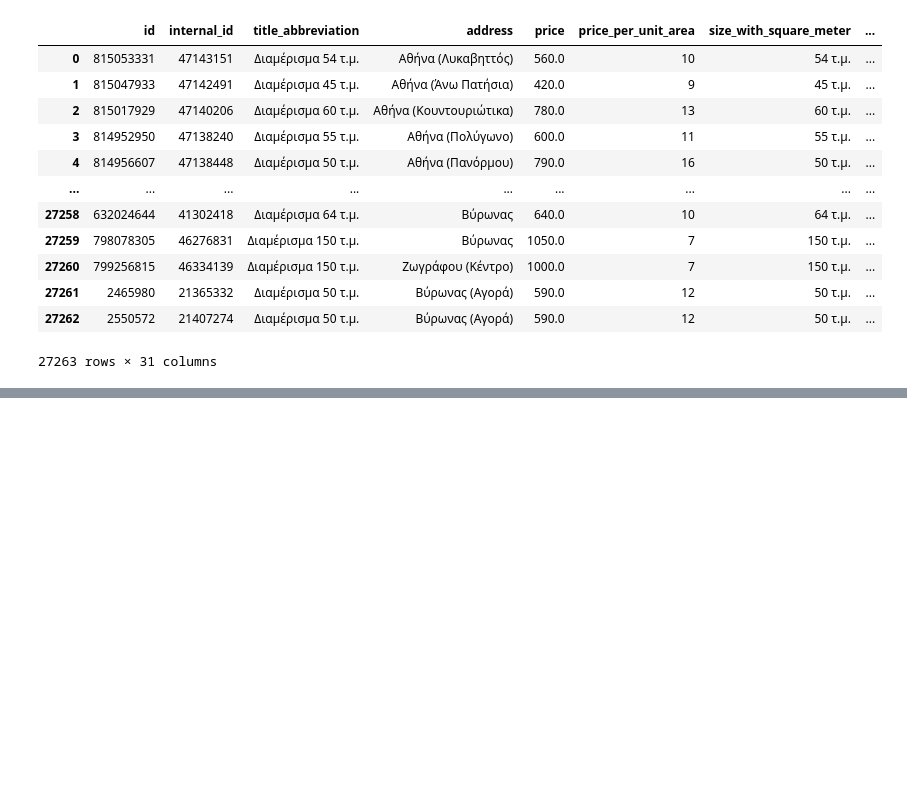
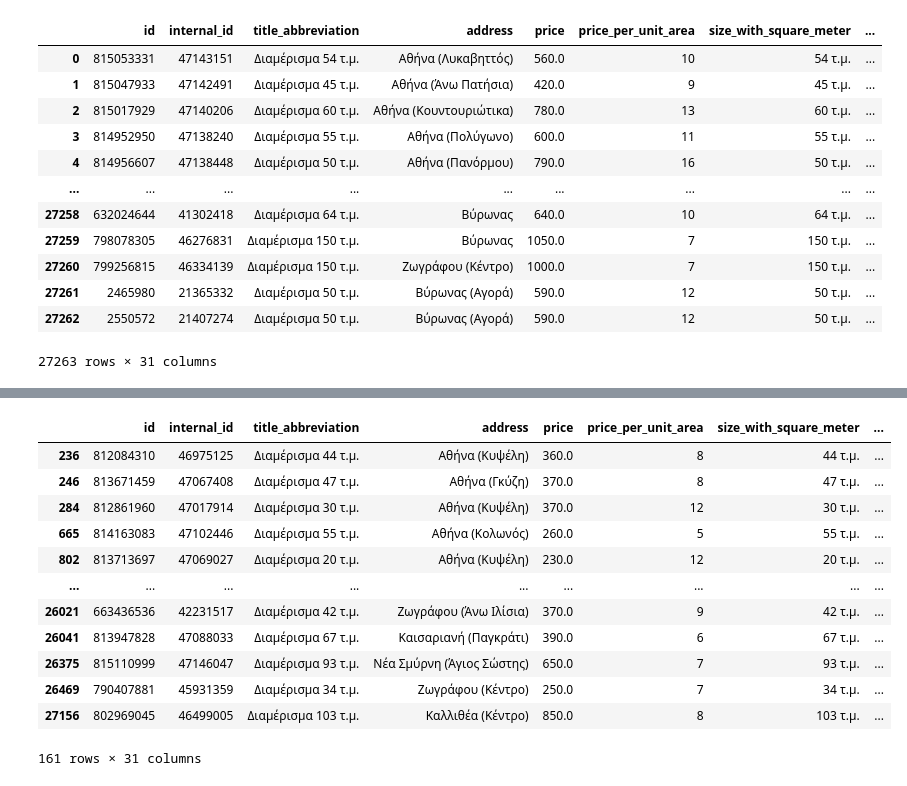
Before and after one commit to GerasimosPanagiotakopoulos/real-estate, a Jupyter notebook: Dashboard.ipynb, the cells around one changed output, grey strips where cells are left out. Cells and saved outputs as stored; diff of their text form; code cells hidden in the pictures; blank space fills up the shorter version.

```diff
--- a/Dashboard.ipynb
+++ b/Dashboard.ipynb
@@ -158,2 +102,0 @@ https://www.xe.gr/property/d/enoikiaseis-katoikion/576566/vyrwnas-agora-579-50
-# %%
-df_full['MaxDateSeen'] = df_full.groupby('id')['extraction_date'].transform('max')
@@ -480,2 +289,18 @@ df_full[df_full['extraction_date'] == "2023-06-05"].groupby('min_level')['price_
+# %%
+df_full[df_full['min_level']== -1]
+# %% [output]
+|  | id | internal_id | title_abbreviation | address | price | price_per_unit_area | size_with_square_meter | ... |
+| 236 | 812084310 | 46975125 | Διαμέρισμα 44 τ.μ. | Αθήνα (Κυψέλη) | 360.0 | 8 | 44 τ.μ. | ... |
+| 246 | 813671459 | 47067408 | Διαμέρισμα 47 τ.μ. | Αθήνα (Γκύζη) | 370.0 | 8 | 47 τ.μ. | ... |
+| 284 | 812861960 | 47017914 | Διαμέρισμα 30 τ.μ. | Αθήνα (Κυψέλη) | 370.0 | 12 | 30 τ.μ. | ... |
+| 665 | 814163083 | 47102446 | Διαμέρισμα 55 τ.μ. | Αθήνα (Κολωνός) | 260.0 | 5 | 55 τ.μ. | ... |
+| 802 | 813713697 | 47069027 | Διαμέρισμα 20 τ.μ. | Αθήνα (Κυψέλη) | 230.0 | 12 | 20 τ.μ. | ... |
+| ... | ... | ... | ... | ... | ... | ... | ... | ... |
+| 26021 | 663436536 | 42231517 | Διαμέρισμα 42 τ.μ. | Ζωγράφου (Άνω Ιλίσια) | 370.0 | 9 | 42 τ.μ. | ... |
+| 26041 | 813947828 | 47088033 | Διαμέρισμα 67 τ.μ. | Καισαριανή (Παγκράτι) | 390.0 | 6 | 67 τ.μ. | ... |
+| 26375 | 815110999 | 47146047 | Διαμέρισμα 93 τ.μ. | Νέα Σμύρνη (Άγιος Σώστης) | 650.0 | 7 | 93 τ.μ. | ... |
+| 26469 | 790407881 | 45931359 | Διαμέρισμα 34 τ.μ. | Ζωγράφου (Κέντρο) | 250.0 | 7 | 34 τ.μ. | ... |
+| 27156 | 802969045 | 46499005 | Διαμέρισμα 103 τ.μ. | Καλλιθέα (Κέντρο) | 850.0 | 8 | 103 τ.μ. | ... |
+161 rows × 31 columns
 # %%
 df_full["is_new"] = df_full["days_passed"] == 0
```
Also changed, not shown: parts of 38 cells of this notebook, 14 other files.
